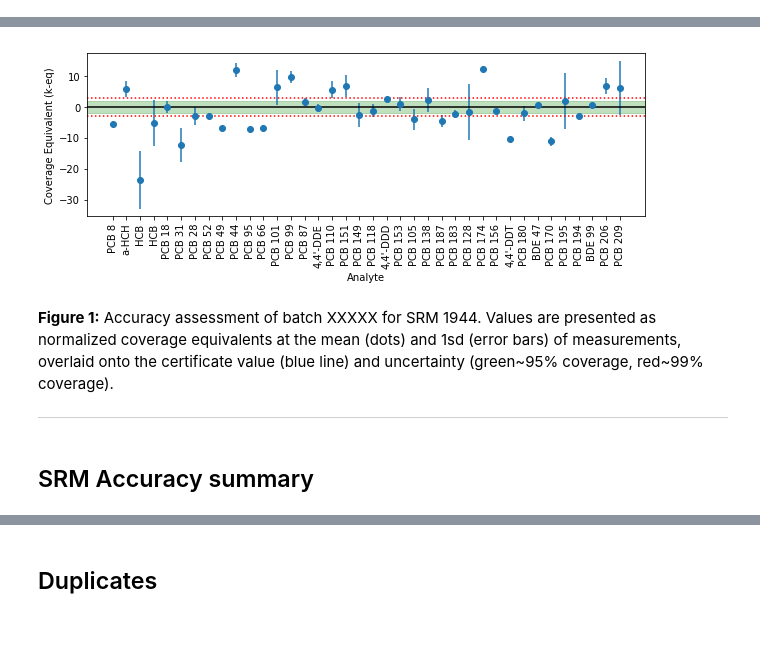
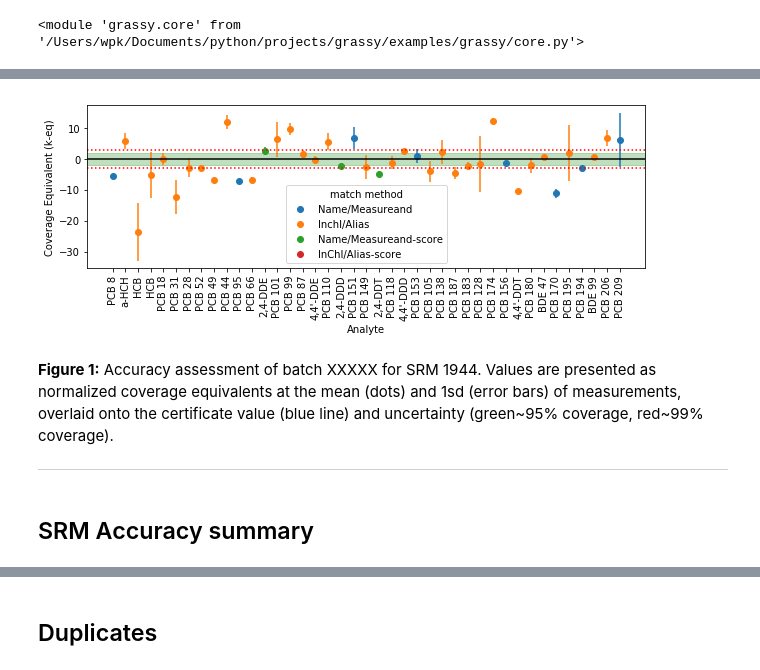
Before and after one commit to wpk-nist-gov/grassy, a Jupyter notebook: examples/working_example.ipynb, the cells around one changed output, grey strips where cells are left out. Cells and saved outputs as stored; diff of their text form; code cells hidden in the pictures; blank space fills up the shorter version.

```diff
--- a/examples/working_example.ipynb
+++ b/examples/working_example.ipynb
@@ -4,6 +6,11 @@ import grassy
+# %%
+reload(grassy)
+# %% [output]
+<module 'grassy.core' from '/Users/wpk/Documents/python/projects/grassy/examples/grassy/core.py'>
 # %%
+#%%timeit }-n 1 -r 1
 g = grassy.Grass.from_csv('input_data.csv', 'SRM 1944')
-g.summary()
+g.summary(score_min=95)
 # %% [output]
 # Feature reduction assistant for metabalomics
 ### NIST Marine ESB Data Tool Development
@@ -15,8 +22,8 @@ g.summary()
 * User: wpk
 
 * <a href="https://www-s.nist.gov/srmors/certificates/view_certPDF.cfm?certificate=1944" target="_blank">SRM 1944</a>
 ---
-[figure, old version]
+[figure, new version]
 **Figure 1:** Accuracy assessment of batch XXXXX for SRM 1944.  Values are presented as normalized coverage equivalents at the mean (dots) and 1sd (error bars) of measurements, overlaid onto the certificate value (blue line) and uncertainty (green~95% coverage, red~99% coverage).
 
 ---
```
Also changed, not shown: parts of 3 cells of this notebook, 2 other files.
